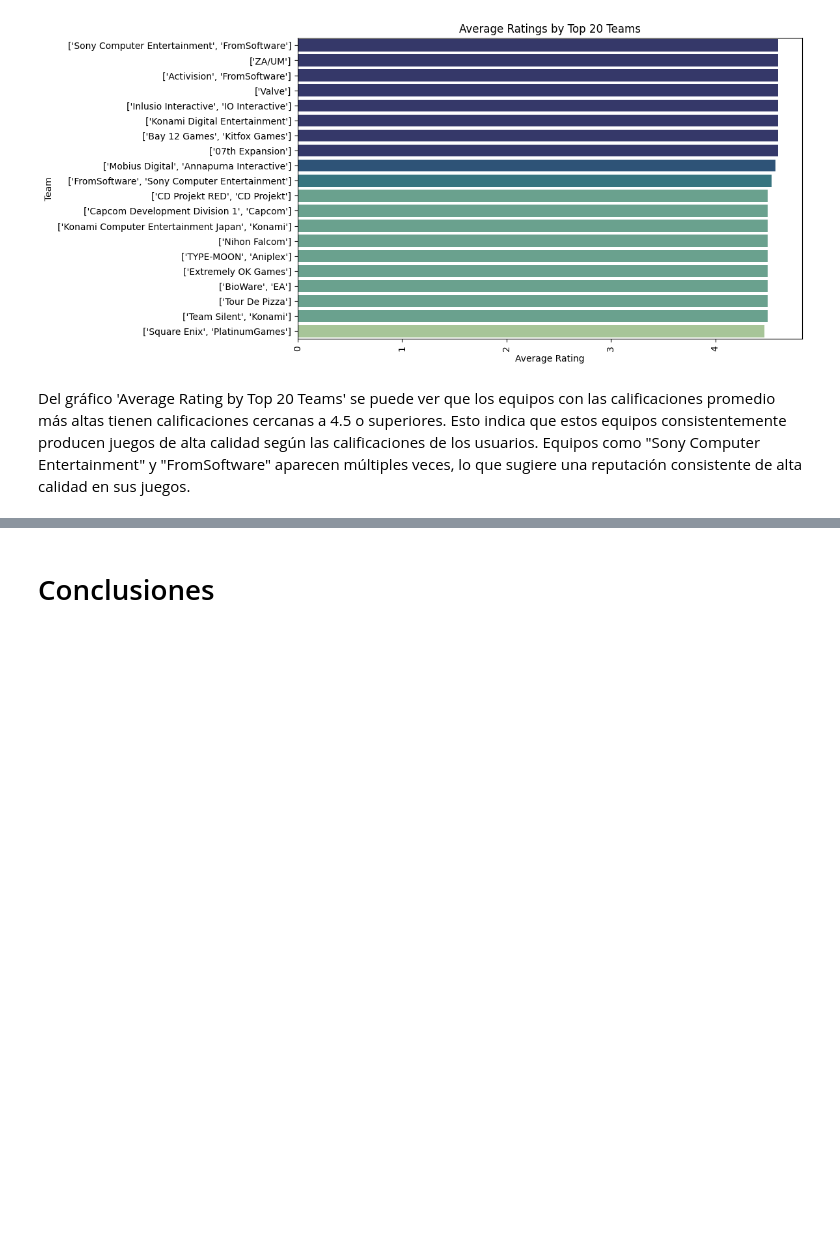
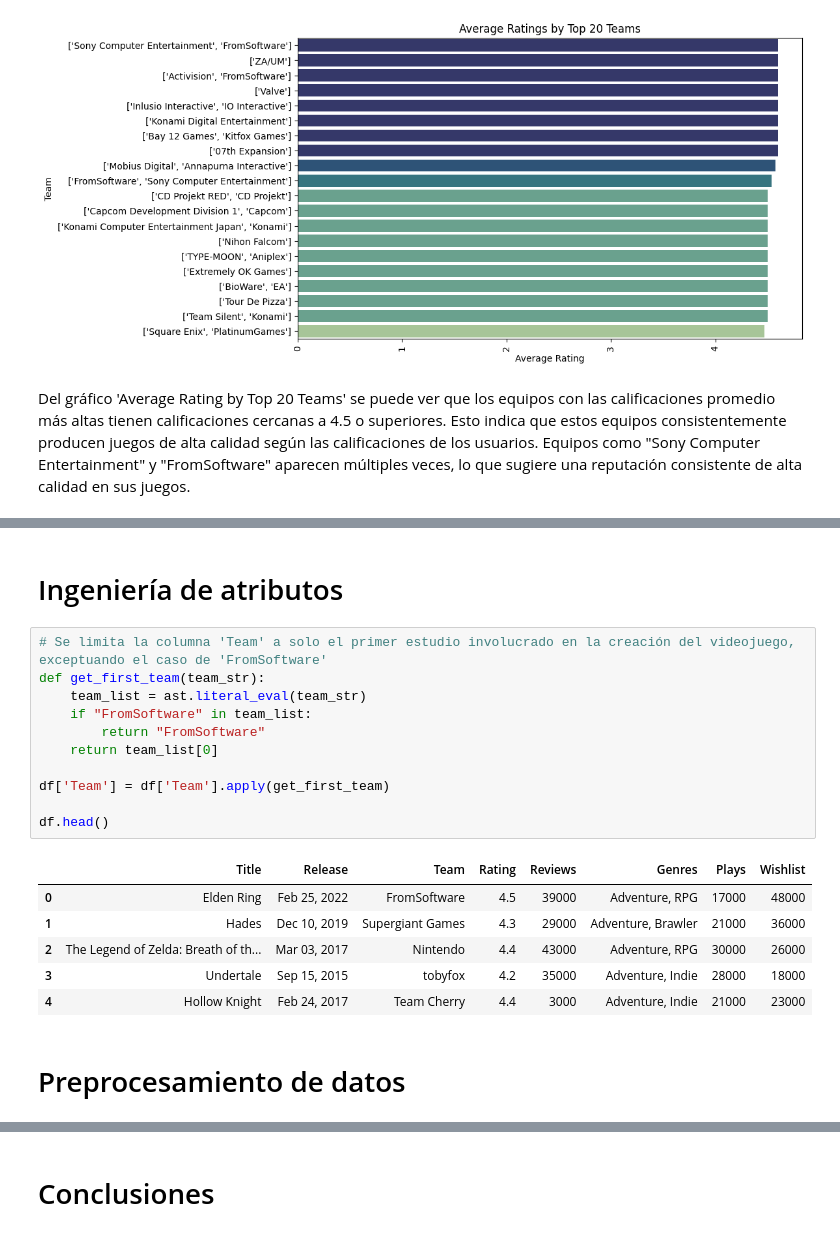
Before and after one commit to CGSData/Proyecto_DSII, a Jupyter notebook: ProyectoDSII_GonzalezCarlos.ipynb, the cells around one changed output, grey strips where cells are left out. Saved outputs shown, nothing was run; the diff lists cells and outputs as text; blank space fills up the shorter version.

```diff
--- a/ProyectoDSII_GonzalezCarlos.ipynb
+++ b/ProyectoDSII_GonzalezCarlos.ipynb
@@ -378,0 +497,22 @@ Equipos como "Sony Computer Entertainment" y "FromSoftware" aparecen múltiples
+# %% [markdown]
+# Ingeniería de atributos
+# %%
+# Se limita la columna 'Team' a solo el primer estudio involucrado en la creación del videojuego, exceptuando el caso de 'FromSoftware'
+def get_first_team(team_str):
+    team_list = ast.literal_eval(team_str)
+    if "FromSoftware" in team_list:
+        return "FromSoftware"
+    return team_list[0]
+
+df['Team'] = df['Team'].apply(get_first_team)
+
+df.head()
+# %% [output]
+|  | Title | Release | Team | Rating | Reviews | Genres | Plays | Wishlist |
+| 0 | Elden Ring | Feb 25, 2022 | FromSoftware | 4.5 | 39000 | Adventure, RPG | 17000 | 48000 |
+| 1 | Hades | Dec 10, 2019 | Supergiant Games | 4.3 | 29000 | Adventure, Brawler | 21000 | 36000 |
+| 2 | The Legend of Zelda: Breath of th... | Mar 03, 2017 | Nintendo | 4.4 | 43000 | Adventure, RPG | 30000 | 26000 |
+| 3 | Undertale | Sep 15, 2015 | tobyfox | 4.2 | 35000 | Adventure, Indie | 28000 | 18000 |
+| 4 | Hollow Knight | Feb 24, 2017 | Team Cherry | 4.4 | 3000 | Adventure, Indie | 21000 | 23000 |
+# %% [markdown]
+# Preprocesamiento de datos
```
Also changed, not shown: parts of 56 cells of this notebook.
